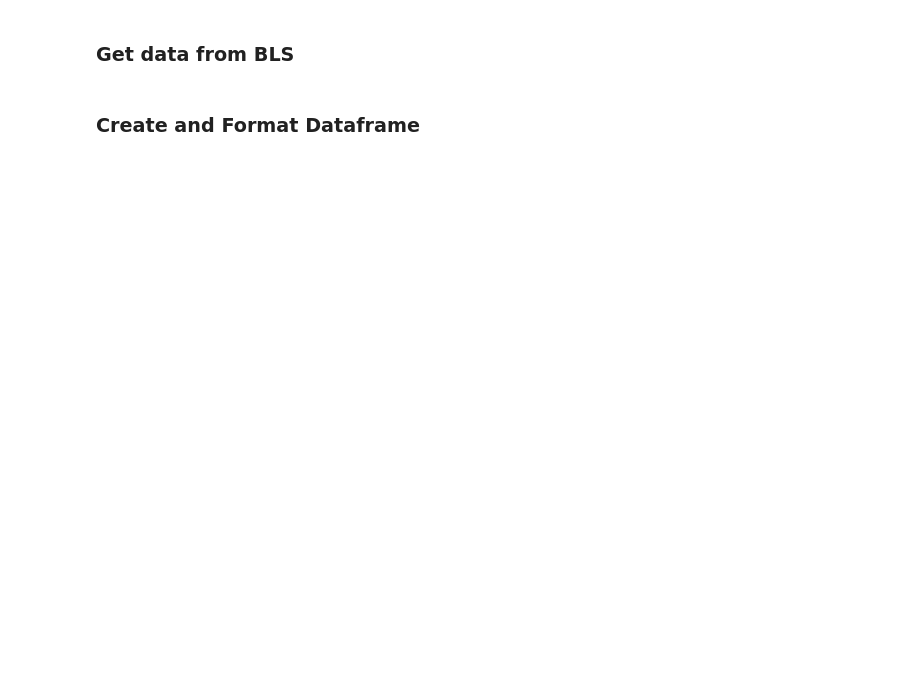
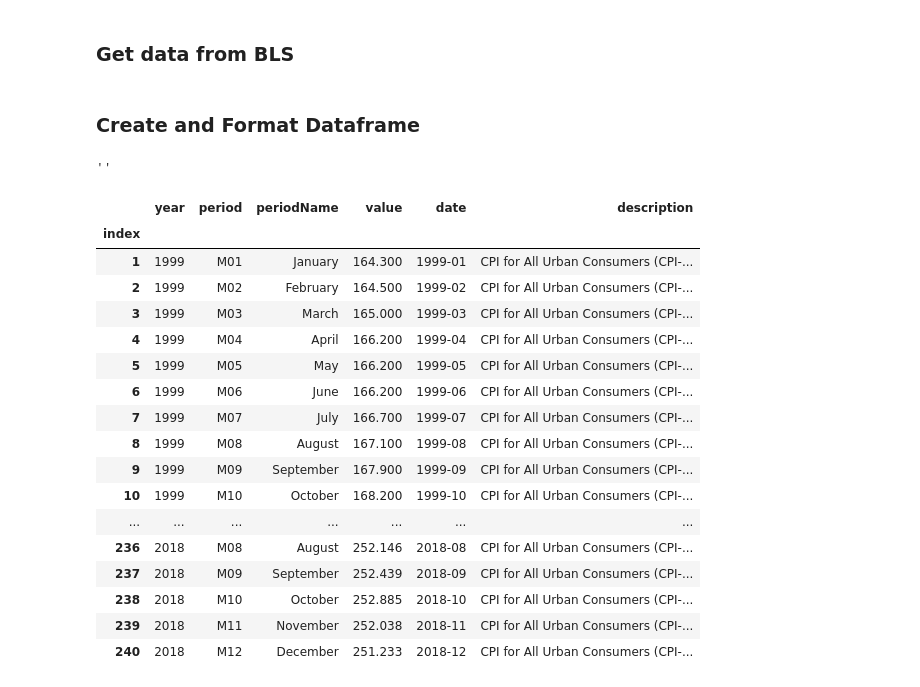
Before and after one commit to joshuamcurtis/MacroData, a Jupyter notebook: Add_Data_DB.ipynb, the cells around one changed output. Cells and saved outputs as stored; diff of their text form; code cells hidden in the pictures; blank space fills up the shorter version.

```diff
--- a/Add_Data_DB.ipynb
+++ b/Add_Data_DB.ipynb
@@ -203,6 +198,9 @@ def get_BLS_data(seriesID, startyear, endyear):
             message += json_data['message'][i][-4:] + ", "
 
     return message, json_data
+# %%
+# show all the rows in the dataframe only use this for testing
+pd.set_option('display.max_rows', None)
 # %% [markdown]
 ### Create and Format Dataframe
 # %%
@@ -239,0 +242,29 @@ def validate_df_db(df, seriesID, db_name):
+# %%
+seriesID = "CUUR0000SA0"
+db_name = "MacroData.sqlite3"
+message, json_data = get_BLS_data(seriesID, 1999, 2018)
+message
+# %% [output]
+''
+# %%
+df = format_df_from_json(json_data)
+df
+# %% [output]
+|  | year | period | periodName | value | date | description |
+| index |  |  |  |  |  |  |
+| 1 | 1999 | M01 | January | 164.300 | 1999-01 | CPI for All Urban Consumers (CPI-... |
+| 2 | 1999 | M02 | February | 164.500 | 1999-02 | CPI for All Urban Consumers (CPI-... |
+| 3 | 1999 | M03 | March | 165.000 | 1999-03 | CPI for All Urban Consumers (CPI-... |
+| 4 | 1999 | M04 | April | 166.200 | 1999-04 | CPI for All Urban Consumers (CPI-... |
+| 5 | 1999 | M05 | May | 166.200 | 1999-05 | CPI for All Urban Consumers (CPI-... |
+| 6 | 1999 | M06 | June | 166.200 | 1999-06 | CPI for All Urban Consumers (CPI-... |
+| 7 | 1999 | M07 | July | 166.700 | 1999-07 | CPI for All Urban Consumers (CPI-... |
+| 8 | 1999 | M08 | August | 167.100 | 1999-08 | CPI for All Urban Consumers (CPI-... |
+| 9 | 1999 | M09 | September | 167.900 | 1999-09 | CPI for All Urban Consumers (CPI-... |
+| 10 | 1999 | M10 | October | 168.200 | 1999-10 | CPI for All Urban Consumers (CPI-... |
+| ... | ... | ... | ... | ... | ... | ... |
+| 236 | 2018 | M08 | August | 252.146 | 2018-08 | CPI for All Urban Consumers (CPI-... |
+| 237 | 2018 | M09 | September | 252.439 | 2018-09 | CPI for All Urban Consumers (CPI-... |
+| 238 | 2018 | M10 | October | 252.885 | 2018-10 | CPI for All Urban Consumers (CPI-... |
+| 239 | 2018 | M11 | November | 252.038 | 2018-11 | CPI for All Urban Consumers (CPI-... |
+| 240 | 2018 | M12 | December | 251.233 | 2018-12 | CPI for All Urban Consumers (CPI-... |
```
Also changed, not shown: parts of 7 cells of this notebook, 1 other file.
